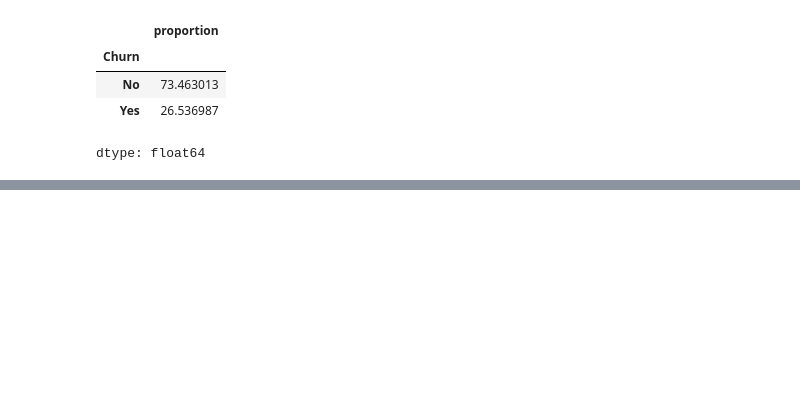
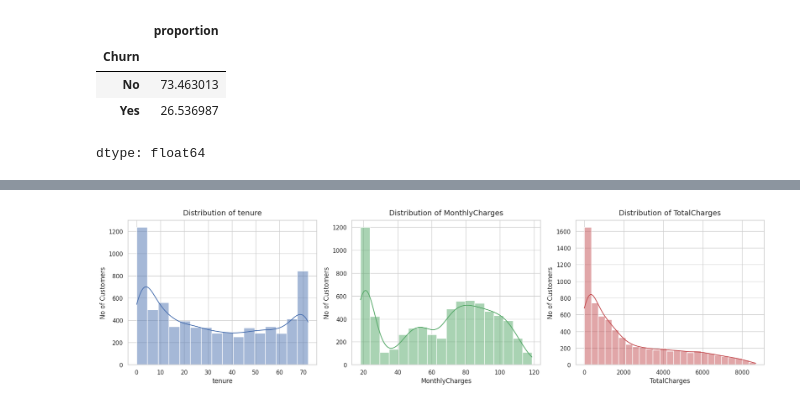
Before and after one commit to vinudi20251178-ux/Telco_churn_ml_cw, a Jupyter notebook: notebooks/Telco_Churn_ml_cw.ipynb, the cells around one changed output, grey strips where cells are left out. Saved outputs shown, nothing was run; the diff lists cells and outputs as text; code cells hidden in the pictures; blank space fills up the shorter version.

```diff
--- a/notebooks/Telco_Churn_ml_cw.ipynb
+++ b/notebooks/Telco_Churn_ml_cw.ipynb
@@ -91,3 +91,8 @@ df.duplicated().sum() # Check for duplicate rows and duplicate customer IDs
 df.duplicated(subset=['customerID']).sum()
 # %% [output]
 np.int64(0)
+# %%
+for col in df.select_dtypes(include='object').columns:## Print value counts for each categorical (text) column, skipping customerID since every value is unique
+    if col=='customerID':
+       continue
+    print(df[col].value_counts())
@@ -102,0 +159,24 @@ dtype: float64
+# %%
+sb.set_theme(style="whitegrid")
+
+fig,axes=plt.subplots(nrows=1, ncols=3, figsize=(18,5))
+cols_of_plot=['tenure','MonthlyCharges','TotalCharges']
+colors = ['#4c72b0', '#55a868', '#c44e52']
+
+for i,col in enumerate(cols_of_plot):
+  sb.histplot(
+      data=df,
+      x=col,
+      kde=True,
+      color=colors[i],
+      ax=axes[i])
+
+  axes[i].set_title(f'Distribution of {col}', fontsize=14, pad=10)
+  axes[i].set_xlabel(col, fontsize=12)
+  axes[i].set_ylabel('No of Customers', fontsize=12)
+
+
+plt.tight_layout()
+plt.show()
+# %% [output]
+[figure, added]
```
Also changed, not shown: parts of 12 cells of this notebook.
